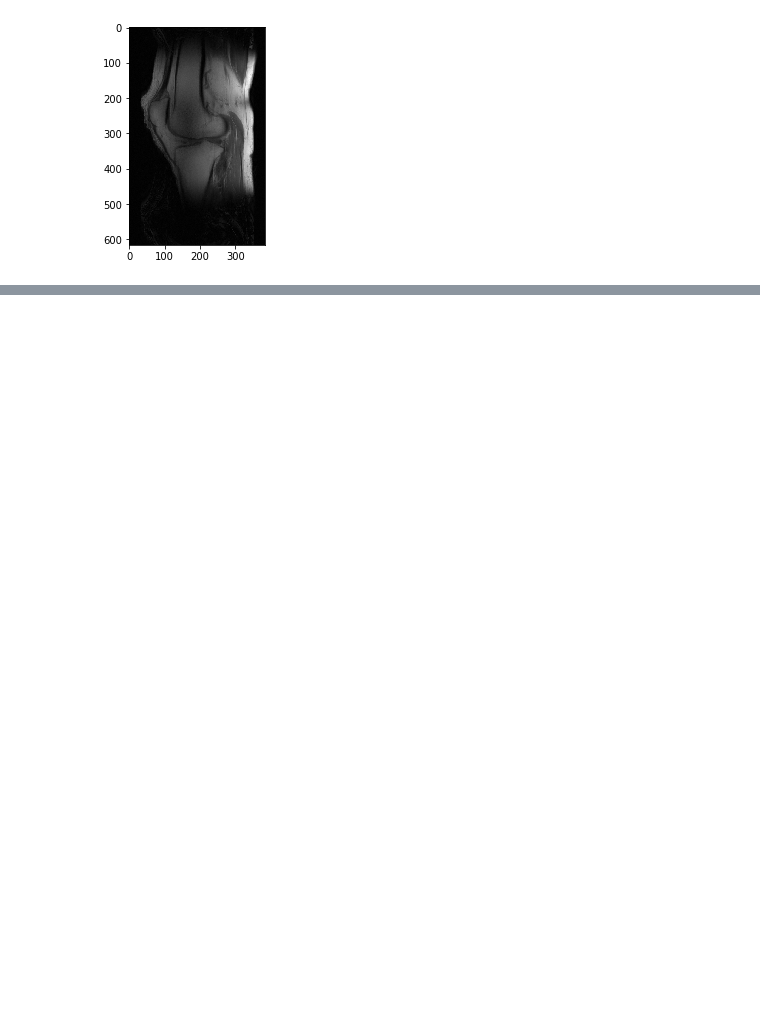
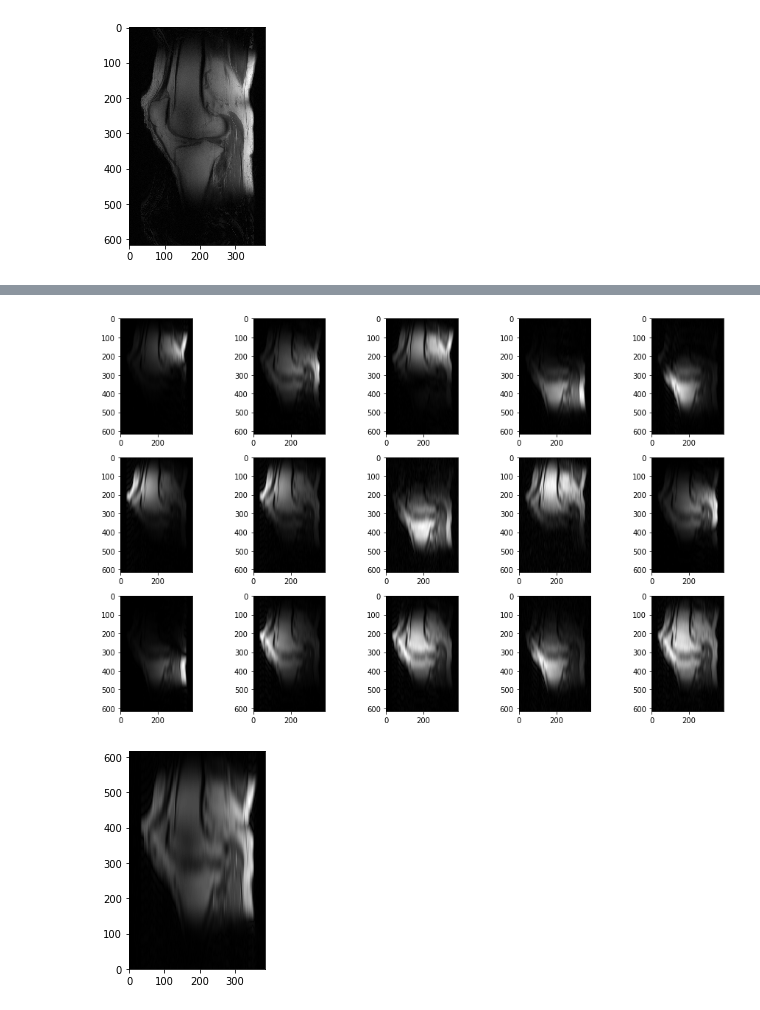
Before and after one commit to Erfandarzi/mri-reconstruction, a Jupyter notebook: python/fully-reconstruction.ipynb, the cells around one changed output, grey strips where cells are left out. Drawn from its saved outputs; the diff is of its cells as text; code cells hidden in the pictures; blank space fills up the shorter version.

```diff
--- a/python/fully-reconstruction.ipynb
+++ b/python/fully-reconstruction.ipynb
@@ -395,0 +430,15 @@ plt.show()
+# %%
+data = data_orig * mask_w
+im = np.fft.fftshift(scipy.fft.fft2(data, workers=os.cpu_count()))
+plt.figure(figsize=(13,8))
+for i in range(15):
+    plt.subplot(3,5,i+1)
+    plt.imshow(np.abs(im[5,i]), cmap='gray')
+plt.tight_layout()
+plt.show()
+im = np.sqrt(np.sum(im**2,1))
+plt.imshow(np.abs(im[5]), cmap='gray', extent=[0,lNx,0,lNy])
+plt.show()
+# %% [output]
+[figure, added]
+[figure, added]
```
Also changed, not shown: parts of 7 cells of this notebook, 1 other file.
